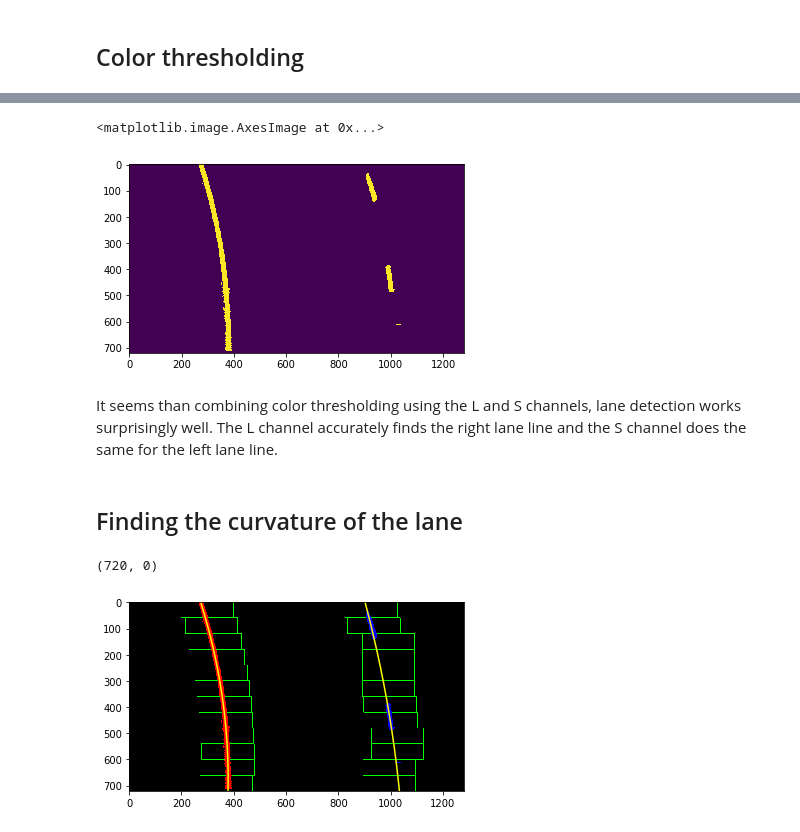
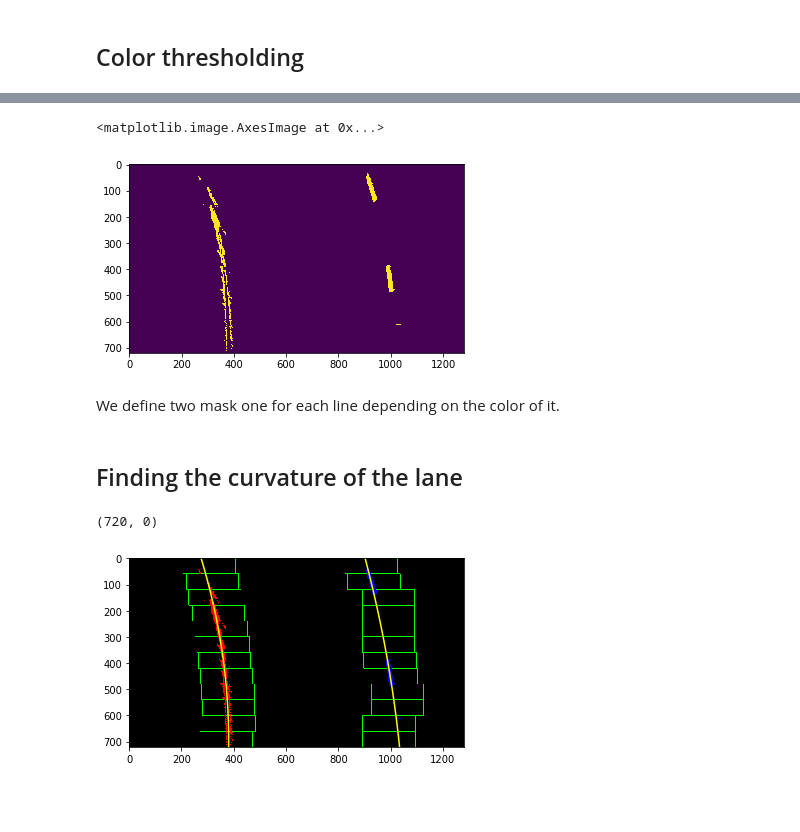
Before and after one commit to mlgxmez/CarND-Advanced-Lane-Lines, a Jupyter notebook: Lane_Detection.ipynb, the cells around one changed output, grey strips where cells are left out. Saved outputs shown, nothing was run; the diff lists cells and outputs as text; code cells hidden in the pictures; blank space fills up the shorter version.

Commit message:
Fixing color thresholding step

```diff
--- a/Lane_Detection.ipynb
+++ b/Lane_Detection.ipynb
@@ -132,15 +116,21 @@ ax3.set_title('S channel', fontsize=30)
-# %%
-thresh_S=(130,255) # Threshold for the S channel
-thresh_L=(200,255) # Threshold for the L channel
-binary = np.zeros_like(S)
-binary[((L >= thresh_L[0]) & (L <= thresh_L[1])) | ((S >= thresh_S[0]) & (S <= thresh_S[1]))] = 1
-
-plt.imshow(binary)
-# %% [output]
-<matplotlib.image.AxesImage at 0x...>
-[figure, removed]
-# %% [markdown]
-It seems than combining color thresholding using the L and S channels, lane detection works surprisingly well. The L channel accurately finds the right lane line and the S channel does the same for the left lane line.
+# %%
+# Mask for yellow line
+hsv = cv2.cvtColor(warped, cv2.COLOR_RGB2HSV)
+lower_yellow = np.array([20,60,60])
+upper_yellow = np.array([38,174, 250])
+mask_yellow = cv2.inRange(hsv, lower_yellow, upper_yellow)
+# Mask for white line
+lower_white = np.array([202,202,202])
+upper_white = np.array([255,255,255])
+mask_white = cv2.inRange(warped, lower_white, upper_white)
+
+binary = mask_yellow + mask_white
+plt.imshow(binary)
+# %% [output]
+<matplotlib.image.AxesImage at 0x...>
+[figure, added]
+# %% [markdown]
+We define two mask one for each line depending on the color of it.
 # %% [markdown]
 ## Finding the curvature of the lane
 # %%
@@ -230,7 +220,7 @@ plt.xlim(0, 1280)
 plt.ylim(720, 0)
 # %% [output]
 (720, 0)
-[figure, old version]
+[figure, new version]
 # %%
 # Assume you now have a new warped binary image
 # from the next frame of video (also called "binary_warped")
```
Also changed, not shown: parts of 6 cells of this notebook, 2 other files.
